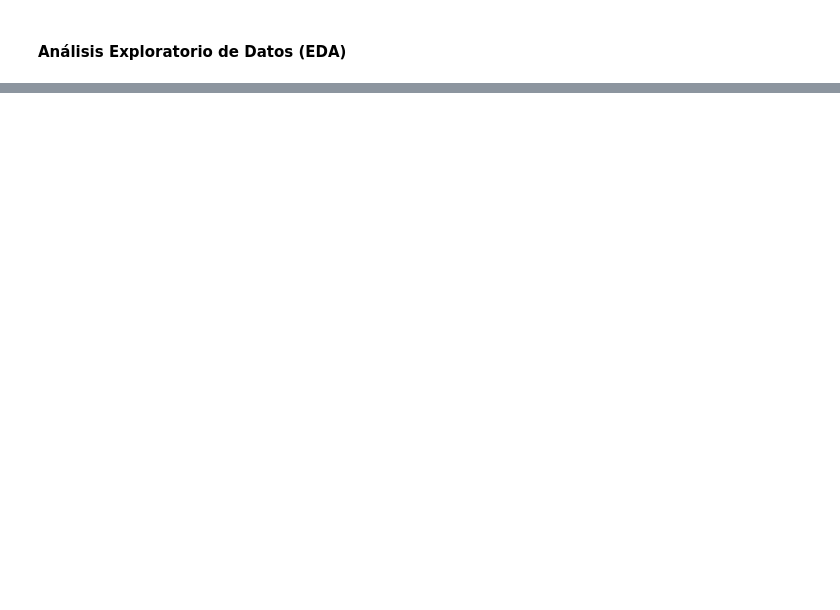
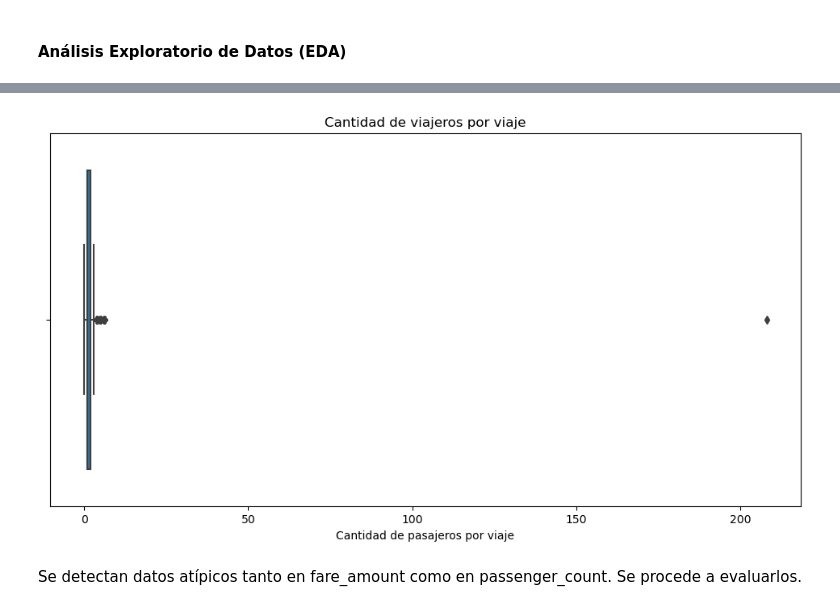
Before and after one commit to CaroRuiz92/AA1-TUIA-2025C2-Ruiz-Quispe, a Jupyter notebook: TP-Regresion-AA1-2025C1.ipynb, the cells around one changed output, grey strips where cells are left out. Cells and saved outputs as stored; diff of their text form; code cells hidden in the pictures; blank space fills up the shorter version.

```diff
--- a/TP-Regresion-AA1-2025C1.ipynb
+++ b/TP-Regresion-AA1-2025C1.ipynb
@@ -88,3 +108,15 @@ Se procede a buscar y analizar los datos atípicos.
+# %%
+# Distribución de la cantidad de pasajeros por viaje (passenger_count)
+
+plt.figure(figsize=(12,6))
+sns.boxplot(x=df['passenger_count'])
+plt.title('Cantidad de viajeros por viaje')
+plt.xlabel('Cantidad de pasajeros por viaje')
+plt.show()
+# %% [output]
+[figure, added]
+# %% [markdown]
+Se detectan datos atípicos tanto en fare_amount como en passenger_count. Se procede a evaluarlos.
 # %%
 X_train, X_test, y_train, y_test = train_test_split(df.drop(columns='fare_amount'), df['fare_amount'], test_size=0.2, random_state=42)
 # %%
```
Also changed, not shown: parts of 9 cells of this notebook.
